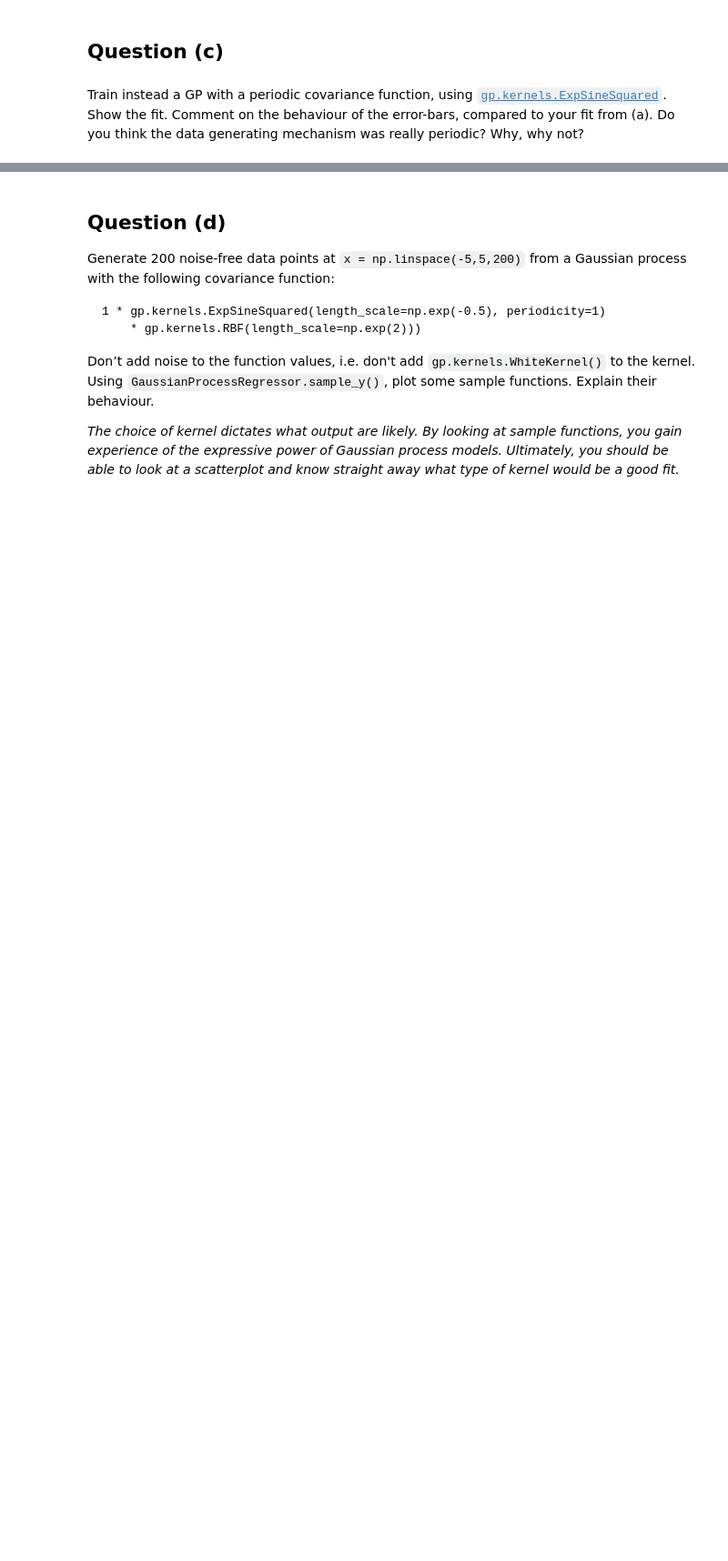
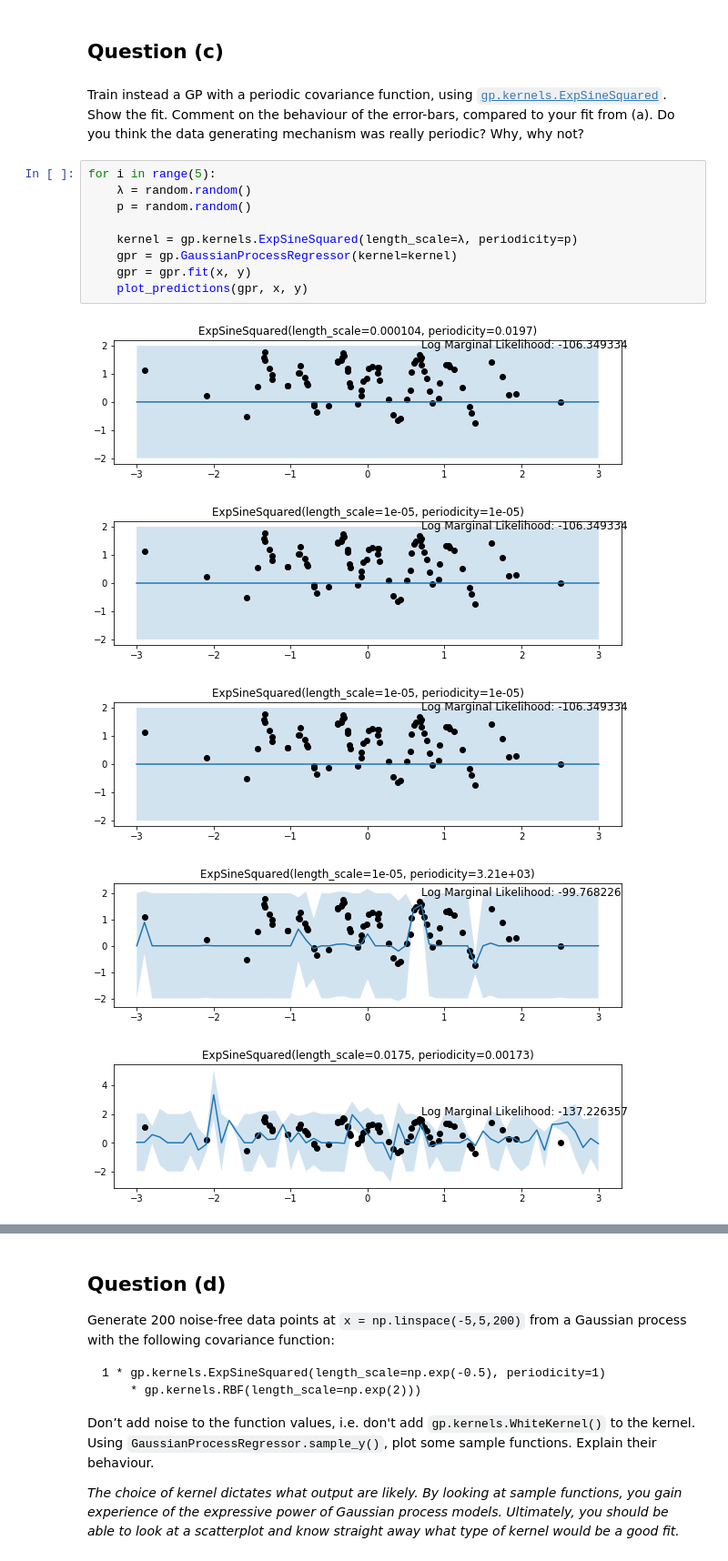
Before and after one commit to emalgorithm/MPhil-ACS-Projects, a Jupyter notebook: LE49/Coursework 1/coursework1.ipynb, the cells around one changed output, grey strips where cells are left out. Shown: that part at 91% size. Cells and saved outputs as stored; diff of their text form; blank space fills up the shorter version.

```diff
--- a/LE49/Coursework 1/coursework1.ipynb
+++ b/LE49/Coursework 1/coursework1.ipynb
@@ -117,3 +176,18 @@ Show that by initializing the hyperparameters differently, you can ﬁnd a diffe
 Train instead a GP with a periodic covariance function, using [`gp.kernels.ExpSineSquared`](http://scikit-learn.org/stable/modules/gaussian_process.html#exp-sine-squared-kernel). Show the fit. Comment on the
 behaviour of the error-bars, compared to your fit from (a). Do you think the data generating mechanism
 was really periodic? Why, why not?
+# %%
+for i in range(5):
+    λ = random.random()
+    p = random.random()
+
+    kernel = gp.kernels.ExpSineSquared(length_scale=λ, periodicity=p)
+    gpr = gp.GaussianProcessRegressor(kernel=kernel)
+    gpr = gpr.fit(x, y)
+    plot_predictions(gpr, x, y)
+# %% [output]
+[figure, added]
+[figure, added]
+[figure, added]
+[figure, added]
+[figure, added]
```
Also changed, not shown: parts of 55 cells of this notebook.
